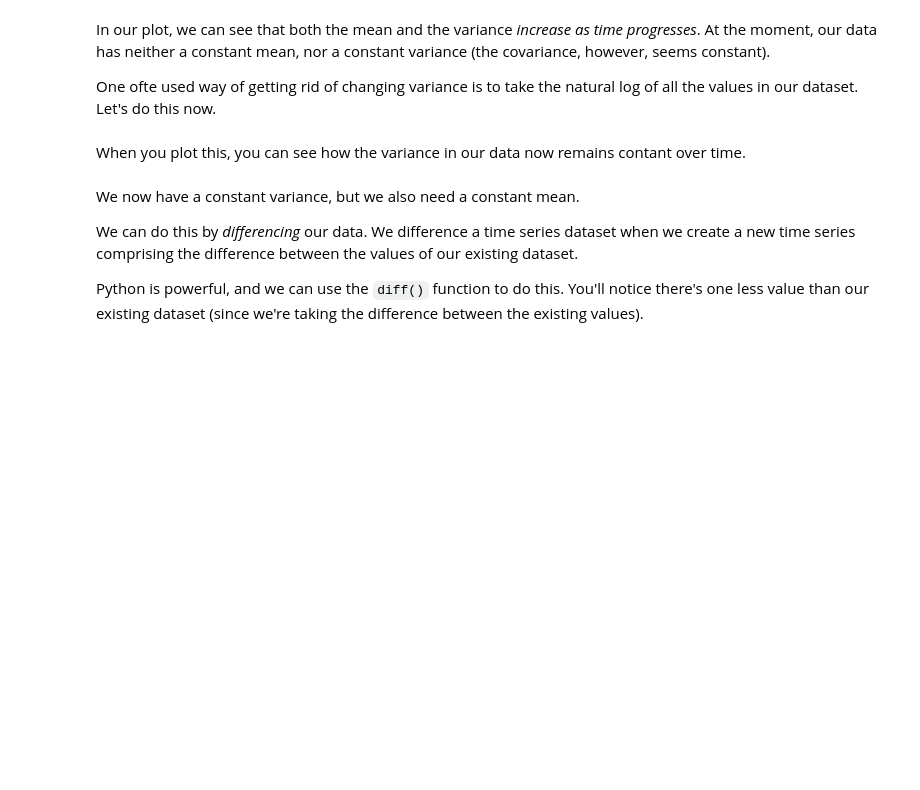
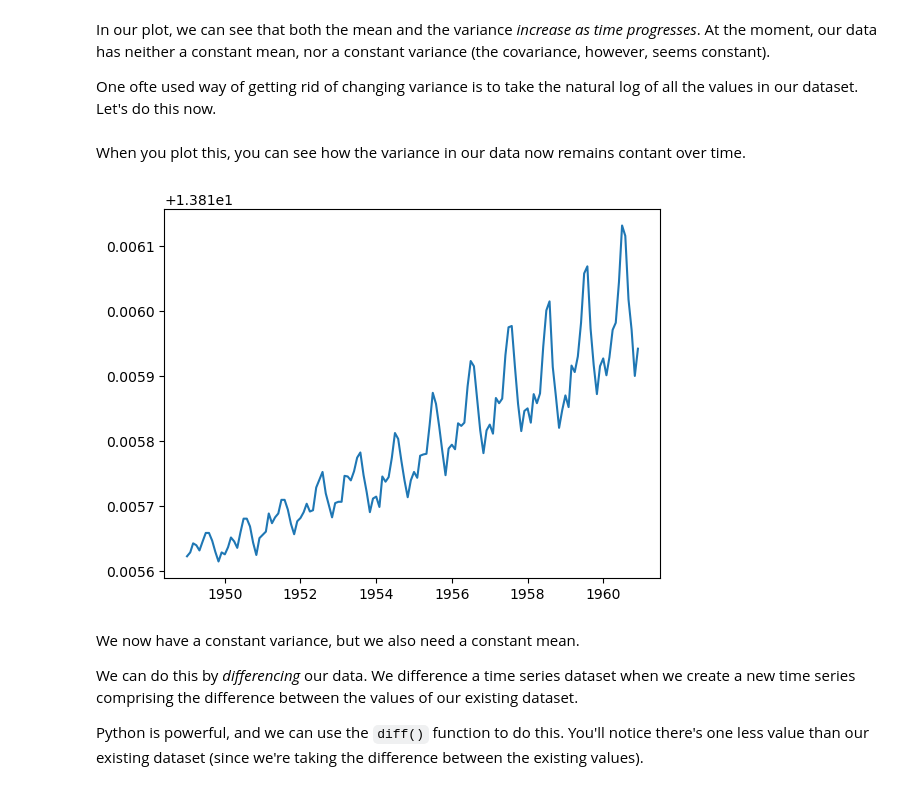
Before and after one commit to mdgarber/CowboyCig_CaseStudy, a Jupyter notebook: 1585014009_Cowboys_CigrettesCaseStudy/Cowboys&CigrettesCaseStudy/Cowboy Cigarettes Case Study - Tier 3.ipynb, the cells around one changed output. Drawn from its saved outputs; the diff is of its cells as text; code cells hidden in the pictures; blank space fills up the shorter version.

```diff
--- a/1585014009_Cowboys_CigrettesCaseStudy/Cowboys&CigrettesCaseStudy/Cowboy Cigarettes Case Study - Tier 3.ipynb
+++ b/1585014009_Cowboys_CigrettesCaseStudy/Cowboys&CigrettesCaseStudy/Cowboy Cigarettes Case Study - Tier 3.ipynb
@@ -287,3 +297,9 @@ _ _ _
+# %%
+# import numpy
+import numpy as np
+
+# create a series of values transformed by natural log
+y_ln = np.log(y)
 # %% [markdown]
 
 When you plot this, you can see how the variance in our data now remains contant over time.
@@ -292,3 +306,8 @@ _ _ _
+# %%
+plt.plot(y_ln)
+plt.show()
+# %% [output]
+[figure, added]
 # %% [markdown]
 We now have a constant variance, but we also need a constant mean.
 
```
Also changed, not shown: parts of 11 cells of this notebook.
